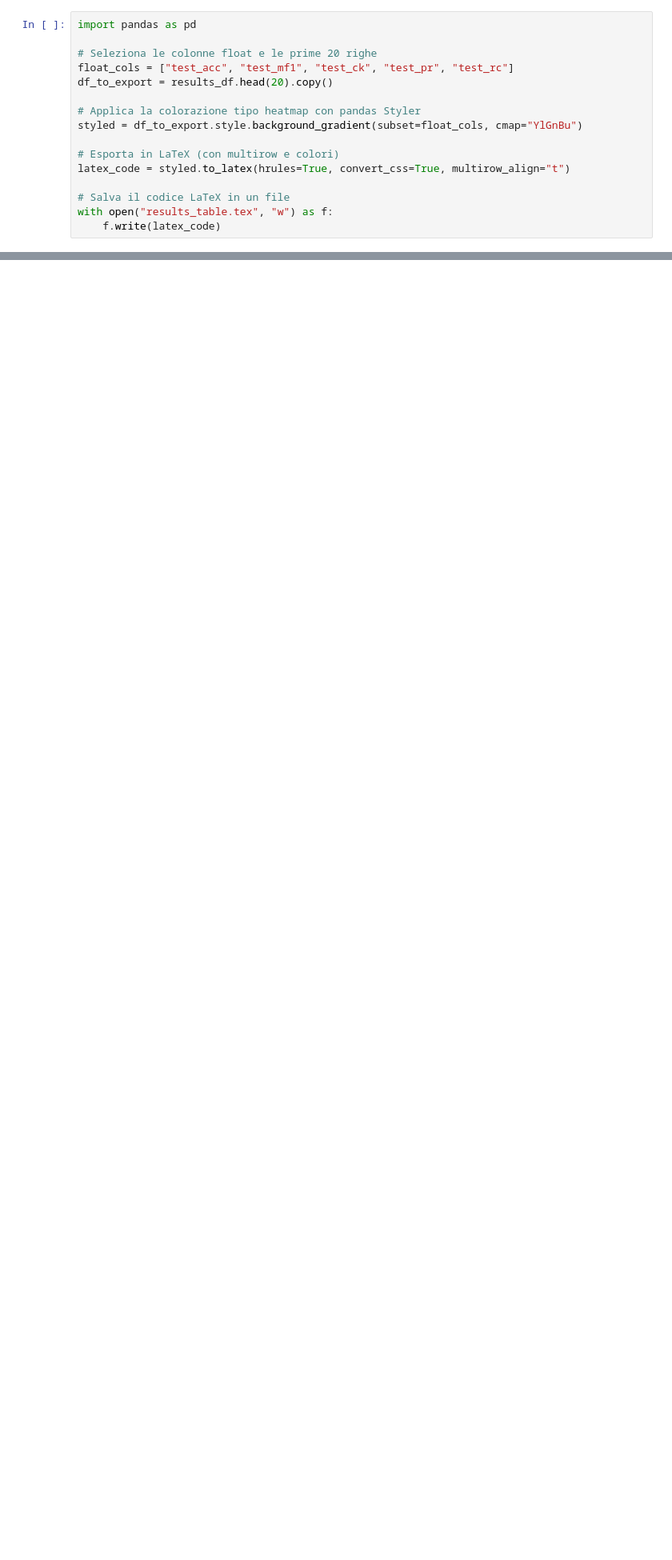
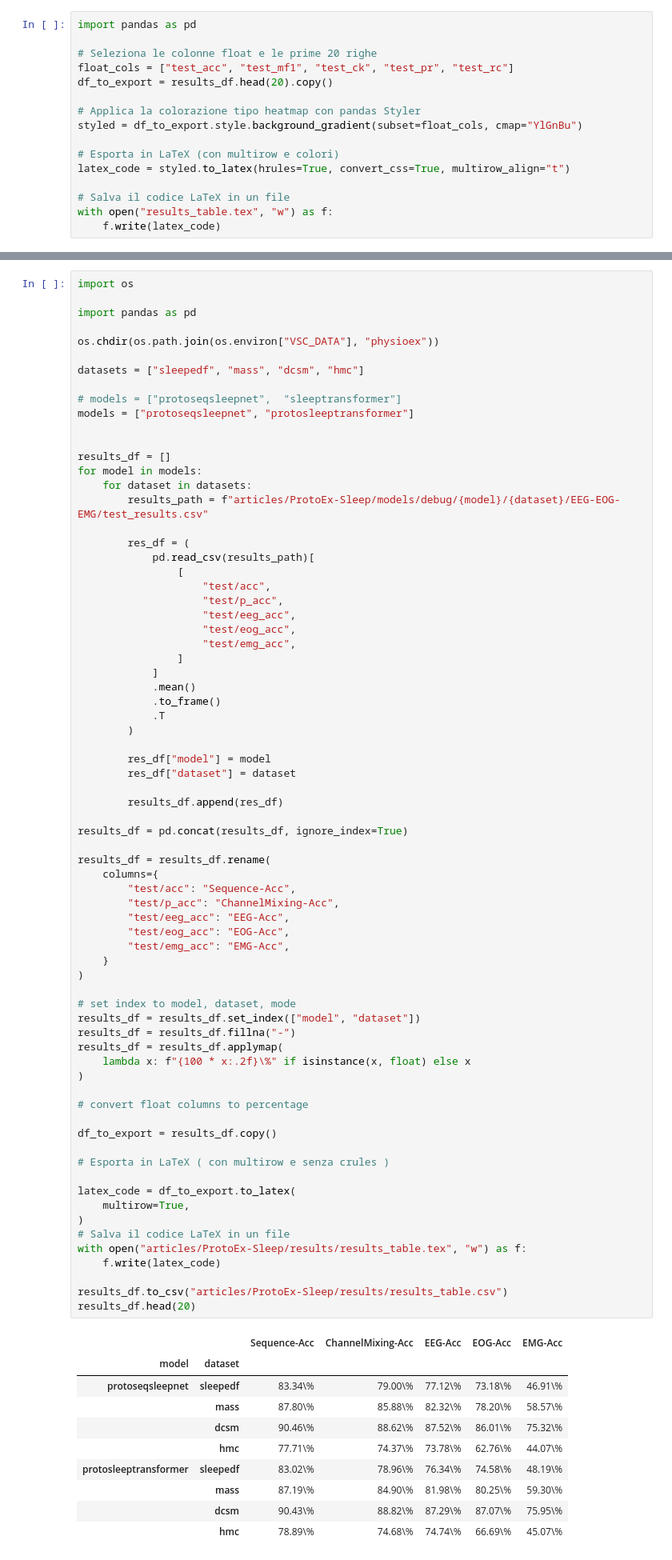
Before and after one commit to guidogagl/protosleepnet, a Jupyter notebook: notebooks/render_results.ipynb, the cells around one changed output, grey strips where cells are left out. Shown at 80% size. Drawn from its saved outputs; the diff is of its cells as text; blank space fills up the shorter version.

```diff
--- a/notebooks/render_results.ipynb
+++ b/notebooks/render_results.ipynb
@@ -206,0 +451,83 @@ merged.head(n=20)
+# %%
+import os
+
+import pandas as pd
+
+os.chdir(os.path.join(os.environ["VSC_DATA"], "physioex"))
+
+datasets = ["sleepedf", "mass", "dcsm", "hmc"]
+
+# models = ["protoseqsleepnet",  "sleeptransformer"]
+models = ["protoseqsleepnet", "protosleeptransformer"]
+
+
+results_df = []
+for model in models:
+    for dataset in datasets:
+        results_path = f"articles/ProtoEx-Sleep/models/debug/{model}/{dataset}/EEG-EOG-EMG/test_results.csv"
+
+        res_df = (
+            pd.read_csv(results_path)[
+                [
+                    "test/acc",
+                    "test/p_acc",
+                    "test/eeg_acc",
+                    "test/eog_acc",
+                    "test/emg_acc",
+                ]
+            ]
+            .mean()
+            .to_frame()
+            .T
+        )
+
+        res_df["model"] = model
+        res_df["dataset"] = dataset
+
+        results_df.append(res_df)
+
+results_df = pd.concat(results_df, ignore_index=True)
+
+results_df = results_df.rename(
+    columns={
+        "test/acc": "Sequence-Acc",
+        "test/p_acc": "ChannelMixing-Acc",
+        "test/eeg_acc": "EEG-Acc",
+        "test/eog_acc": "EOG-Acc",
+        "test/emg_acc": "EMG-Acc",
+    }
+)
+
+# set index to model, dataset, mode
+results_df = results_df.set_index(["model", "dataset"])
+results_df = results_df.fillna("-")
+results_df = results_df.applymap(
+    lambda x: f"{100 * x:.2f}\%" if isinstance(x, float) else x
+)
+
+# convert float columns to percentage
+
+df_to_export = results_df.copy()
+
+# Esporta in LaTeX ( con multirow e senza crules )
+
+latex_code = df_to_export.to_latex(
+    multirow=True,
+)
+# Salva il codice LaTeX in un file
+with open("articles/ProtoEx-Sleep/results/results_table.tex", "w") as f:
+    f.write(latex_code)
+
+results_df.to_csv("articles/ProtoEx-Sleep/results/results_table.csv")
+results_df.head(20)
+# %% [output]
+|  |  | Sequence-Acc | ChannelMixing-Acc | EEG-Acc | EOG-Acc | EMG-Acc |
+| model | dataset |  |  |  |  |  |
+| protoseqsleepnet | sleepedf | 83.34\% | 79.00\% | 77.12\% | 73.18\% | 46.91\% |
+|  | mass | 87.80\% | 85.88\% | 82.32\% | 78.20\% | 58.57\% |
+|  | dcsm | 90.46\% | 88.62\% | 87.52\% | 86.01\% | 75.32\% |
+|  | hmc | 77.71\% | 74.37\% | 73.78\% | 62.76\% | 44.07\% |
+| protosleeptransformer | sleepedf | 83.02\% | 78.96\% | 76.34\% | 74.58\% | 48.19\% |
+|  | mass | 87.19\% | 84.90\% | 81.98\% | 80.25\% | 59.30\% |
+|  | dcsm | 90.43\% | 88.82\% | 87.29\% | 87.07\% | 75.95\% |
+|  | hmc | 78.89\% | 74.68\% | 74.74\% | 66.69\% | 45.07\% |
```
Also changed, not shown: parts of 4 cells of this notebook, 6 other files.
